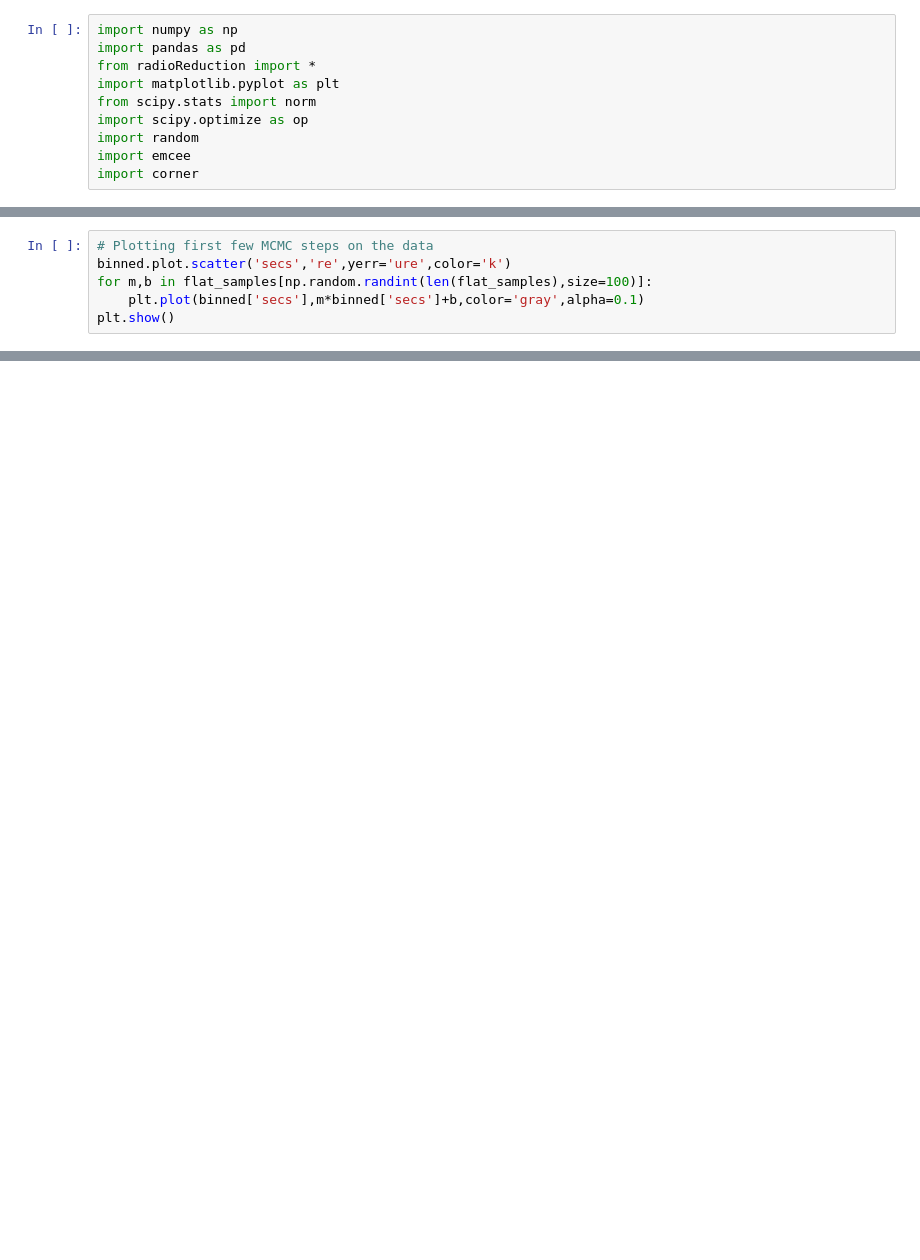
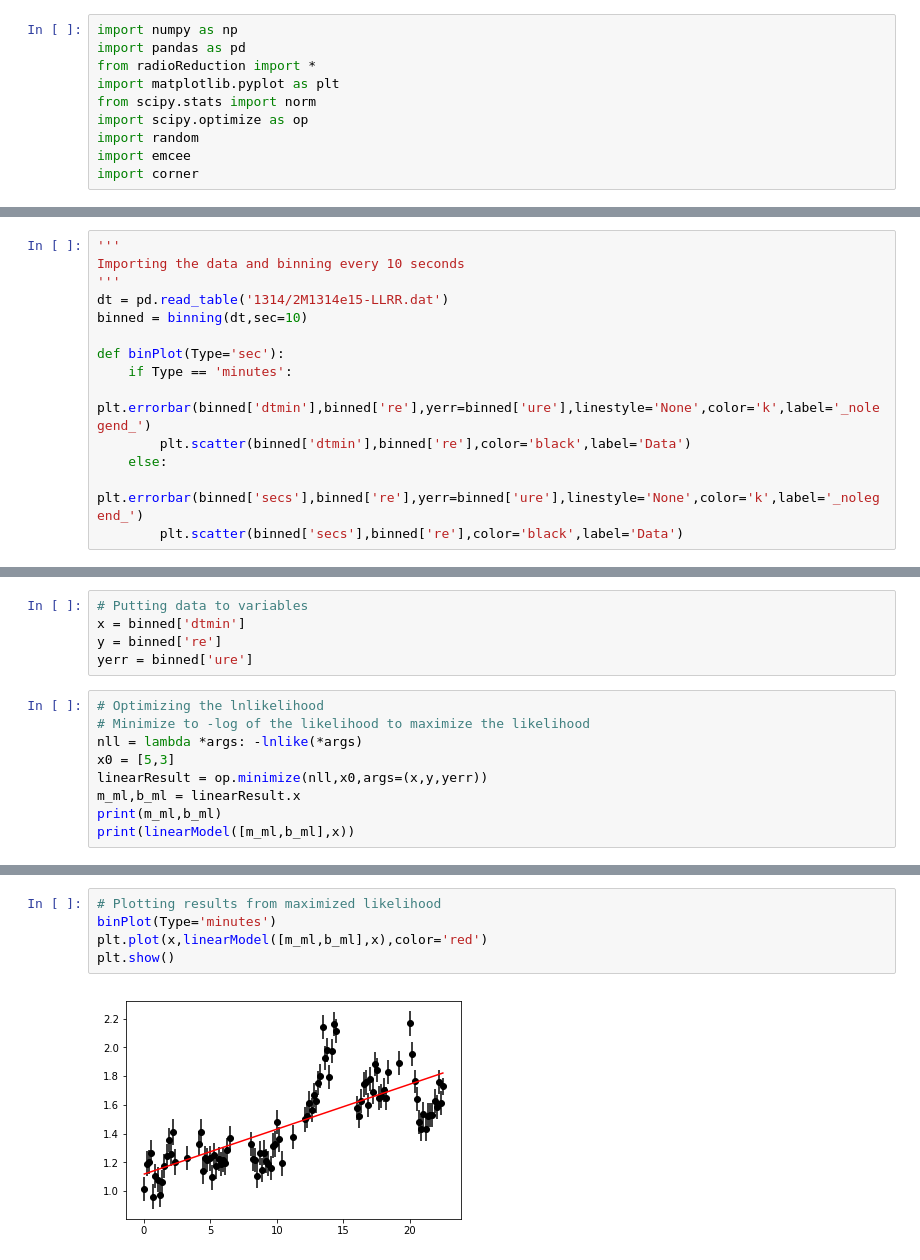
Before and after one commit to rvanlinge/radio_project, a Jupyter notebook: step behavior.ipynb, the cells around one changed output, grey strips where cells are left out. Cells and saved outputs as stored; diff of their text form; blank space fills up the shorter version.

Commit message:
Worked on reducing step behavior

```diff
--- a/step behavior.ipynb
+++ b/step behavior.ipynb
@@ -138,6 +10,0 @@ plt.show()
-# %%
-# Plotting first few MCMC steps on the data
-binned.plot.scatter('secs','re',yerr='ure',color='k')
-for m,b in flat_samples[np.random.randint(len(flat_samples),size=100)]:
-    plt.plot(binned['secs'],m*binned['secs']+b,color='gray',alpha=0.1)
-plt.show()
@@ -226,0 +11,14 @@ plt.show()
+# %%
+'''
+Importing the data and binning every 10 seconds
+'''
+dt = pd.read_table('1314/2M1314e15-LLRR.dat')
+binned = binning(dt,sec=10)
+
+def binPlot(Type='sec'):
+    if Type == 'minutes':
+        plt.errorbar(binned['dtmin'],binned['re'],yerr=binned['ure'],linestyle='None',color='k',label='_nolegend_')
+        plt.scatter(binned['dtmin'],binned['re'],color='black',label='Data')
+    else:
+        plt.errorbar(binned['secs'],binned['re'],yerr=binned['ure'],linestyle='None',color='k',label='_nolegend_')
+        plt.scatter(binned['secs'],binned['re'],color='black',label='Data')
@@ -226,0 +60,14 @@ plt.show()
+# %%
+# Putting data to variables
+x = binned['dtmin']
+y = binned['re']
+yerr = binned['ure']
+# %%
+# Optimizing the lnlikelihood
+# Minimize to -log of the likelihood to maximize the likelihood
+nll = lambda *args: -lnlike(*args)
+x0 = [5,3]
+linearResult = op.minimize(nll,x0,args=(x,y,yerr))
+m_ml,b_ml = linearResult.x
+print(m_ml,b_ml)
+print(linearModel([m_ml,b_ml],x))
@@ -226,0 +92,7 @@ plt.show()
+# %%
+# Plotting results from maximized likelihood
+binPlot(Type='minutes')
+plt.plot(x,linearModel([m_ml,b_ml],x),color='red')
+plt.show()
+# %% [output]
+[figure, added]
```
Also changed, not shown: parts of 37 cells of this notebook, 8 other files.
